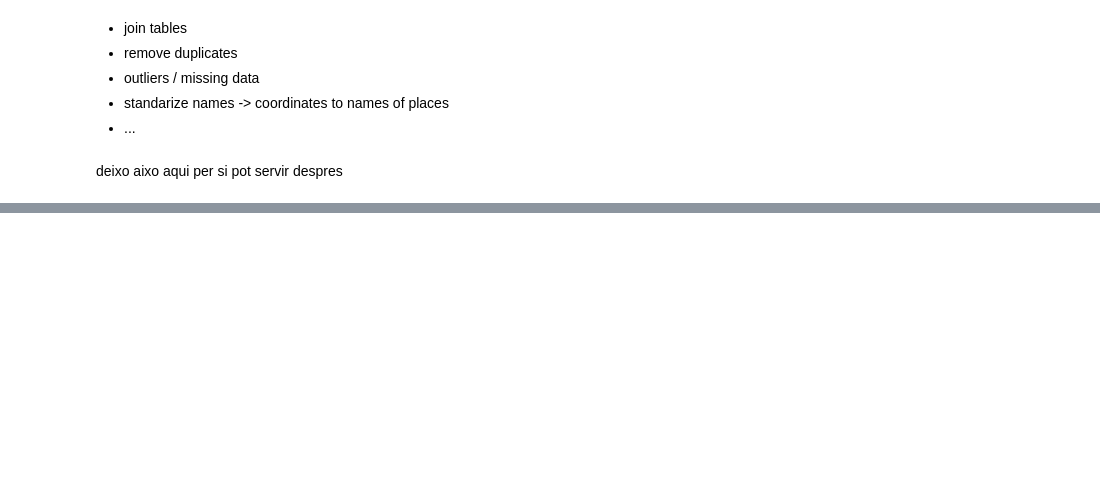
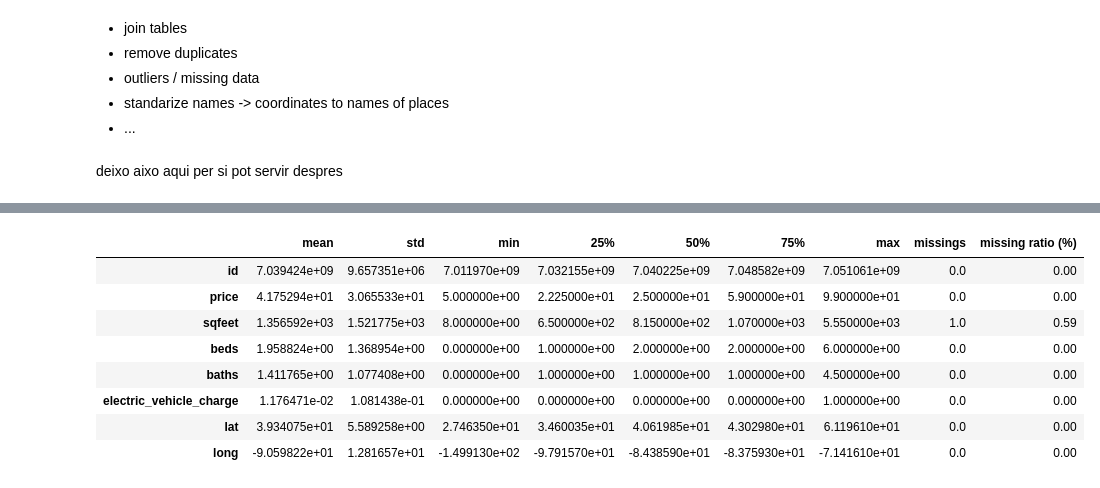
Before and after one commit to adriamd/ADSDB_project1, a Jupyter notebook: notebooks/trusted.ipynb, the cells around one changed output, grey strips where cells are left out. Saved outputs shown, nothing was run; the diff lists cells and outputs as text; code cells hidden in the pictures; blank space fills up the shorter version.

Commit message:
more cleaning funcions in trusted

```diff
--- a/notebooks/trusted.ipynb
+++ b/notebooks/trusted.ipynb
@@ -179,0 +175,5 @@ Name: LEVEL_, dtype: object
+# %%
+con = duckdb.connect(database="data/trusted/db_housing.db", read_only=False)
+df = con.execute("SELECT * FROM housing;").fetchdf()
+con.close()
+df[["cats_allowed","dogs_allowed","smoking_allowed","wheelchair_access","comes_furnished"]].head(10)
@@ -180,3 +192,16 @@ Name: LEVEL_, dtype: object
+# %%
+df2 = df[df["price"] < 100]
+numeric_description(df2)
+# %% [output]
+|  | mean | std | min | 25% | 50% | 75% | max | missings | missing ratio (%) |
+| id | 7.039424e+09 | 9.657351e+06 | 7.011970e+09 | 7.032155e+09 | 7.040225e+09 | 7.048582e+09 | 7.051061e+09 | 0.0 | 0.00 |
+| price | 4.175294e+01 | 3.065533e+01 | 5.000000e+00 | 2.225000e+01 | 2.500000e+01 | 5.900000e+01 | 9.900000e+01 | 0.0 | 0.00 |
+| sqfeet | 1.356592e+03 | 1.521775e+03 | 8.000000e+00 | 6.500000e+02 | 8.150000e+02 | 1.070000e+03 | 5.550000e+03 | 1.0 | 0.59 |
+| beds | 1.958824e+00 | 1.368954e+00 | 0.000000e+00 | 1.000000e+00 | 2.000000e+00 | 2.000000e+00 | 6.000000e+00 | 0.0 | 0.00 |
+| baths | 1.411765e+00 | 1.077408e+00 | 0.000000e+00 | 1.000000e+00 | 1.000000e+00 | 1.000000e+00 | 4.500000e+00 | 0.0 | 0.00 |
+| electric_vehicle_charge | 1.176471e-02 | 1.081438e-01 | 0.000000e+00 | 0.000000e+00 | 0.000000e+00 | 0.000000e+00 | 1.000000e+00 | 0.0 | 0.00 |
+| lat | 3.934075e+01 | 5.589258e+00 | 2.746350e+01 | 3.460035e+01 | 4.061985e+01 | 4.302980e+01 | 6.119610e+01 | 0.0 | 0.00 |
+| long | -9.059822e+01 | 1.281657e+01 | -1.499130e+02 | -9.791570e+01 | -8.438590e+01 | -8.375930e+01 | -7.141610e+01 | 0.0 | 0.00 |
 # %%
 id = "schools"
 con = duckdb.connect(database="data/trusted/db_{}.db".format(id), read_only=True)
```
Also changed, not shown: parts of 8 cells of this notebook, 7 other files.
